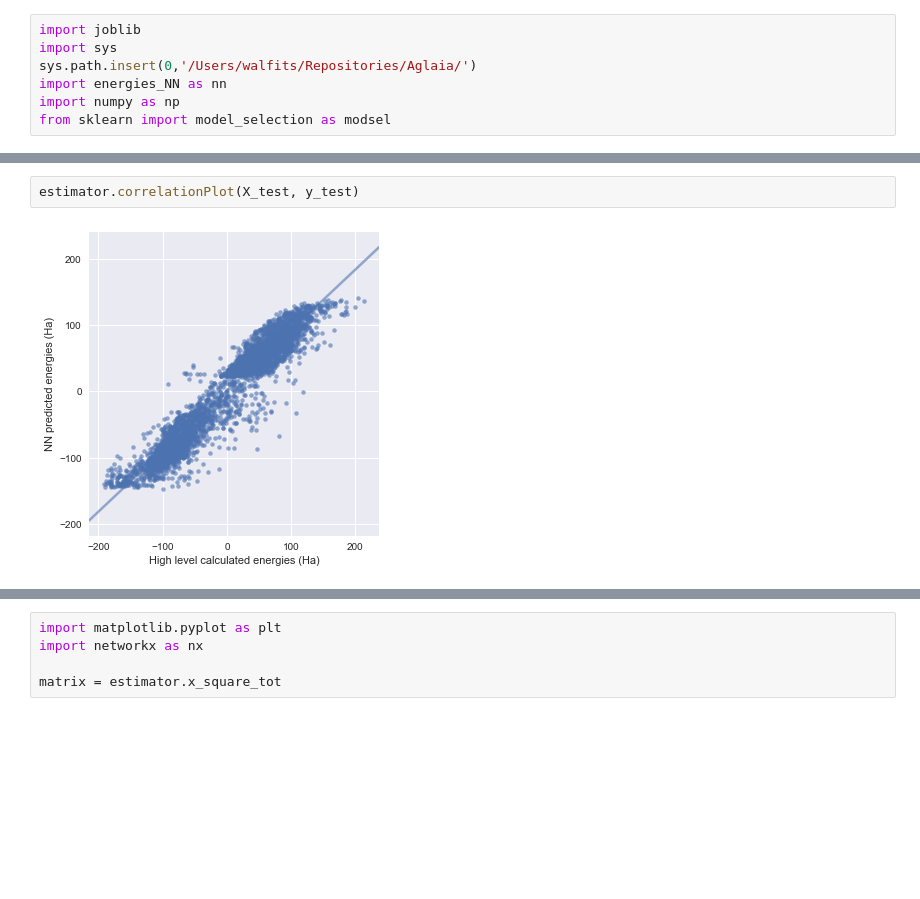
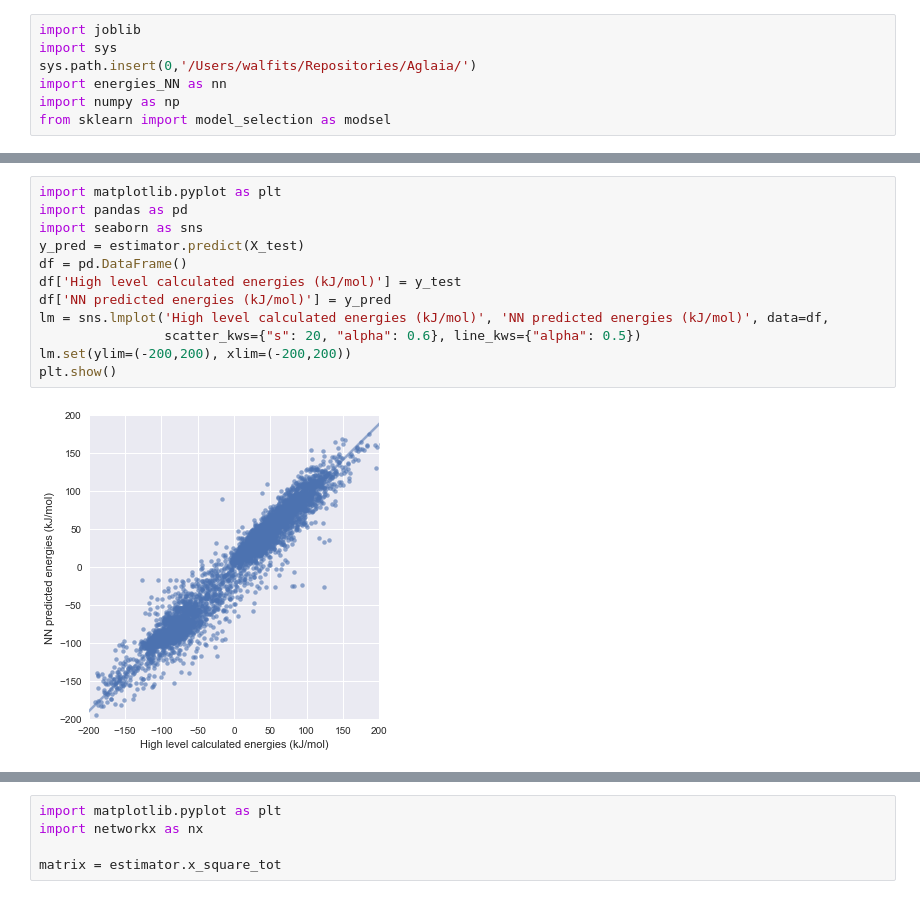
Before and after one commit to SilviaAmAm/Aglaia, a Jupyter notebook: Examples/Visualisation.ipynb, the cells around one changed output, grey strips where cells are left out. Saved outputs shown, nothing was run; the diff lists cells and outputs as text; blank space fills up the shorter version.

```diff
--- a/Examples/Visualisation.ipynb
+++ b/Examples/Visualisation.ipynb
@@ -49,6 +70,16 @@ estimator.scoreFull(X_test, y_test)
-# %%
-estimator.correlationPlot(X_test, y_test)
-# %% [output]
-[figure, removed]
+# %%
+import matplotlib.pyplot as plt
+import pandas as pd
+import seaborn as sns
+y_pred = estimator.predict(X_test)
+df = pd.DataFrame()
+df['High level calculated energies (kJ/mol)'] = y_test
+df['NN predicted energies (kJ/mol)'] = y_pred
+lm = sns.lmplot('High level calculated energies (kJ/mol)', 'NN predicted energies (kJ/mol)', data=df,
+                scatter_kws={"s": 20, "alpha": 0.6}, line_kws={"alpha": 0.5})
+lm.set(ylim=(-200,200), xlim=(-200,200))
+plt.show()
+# %% [output]
+[figure, added]
 # %%
 np.random.seed(seed=1)
```
Also changed, not shown: parts of 23 cells of this notebook, 4 other files.
